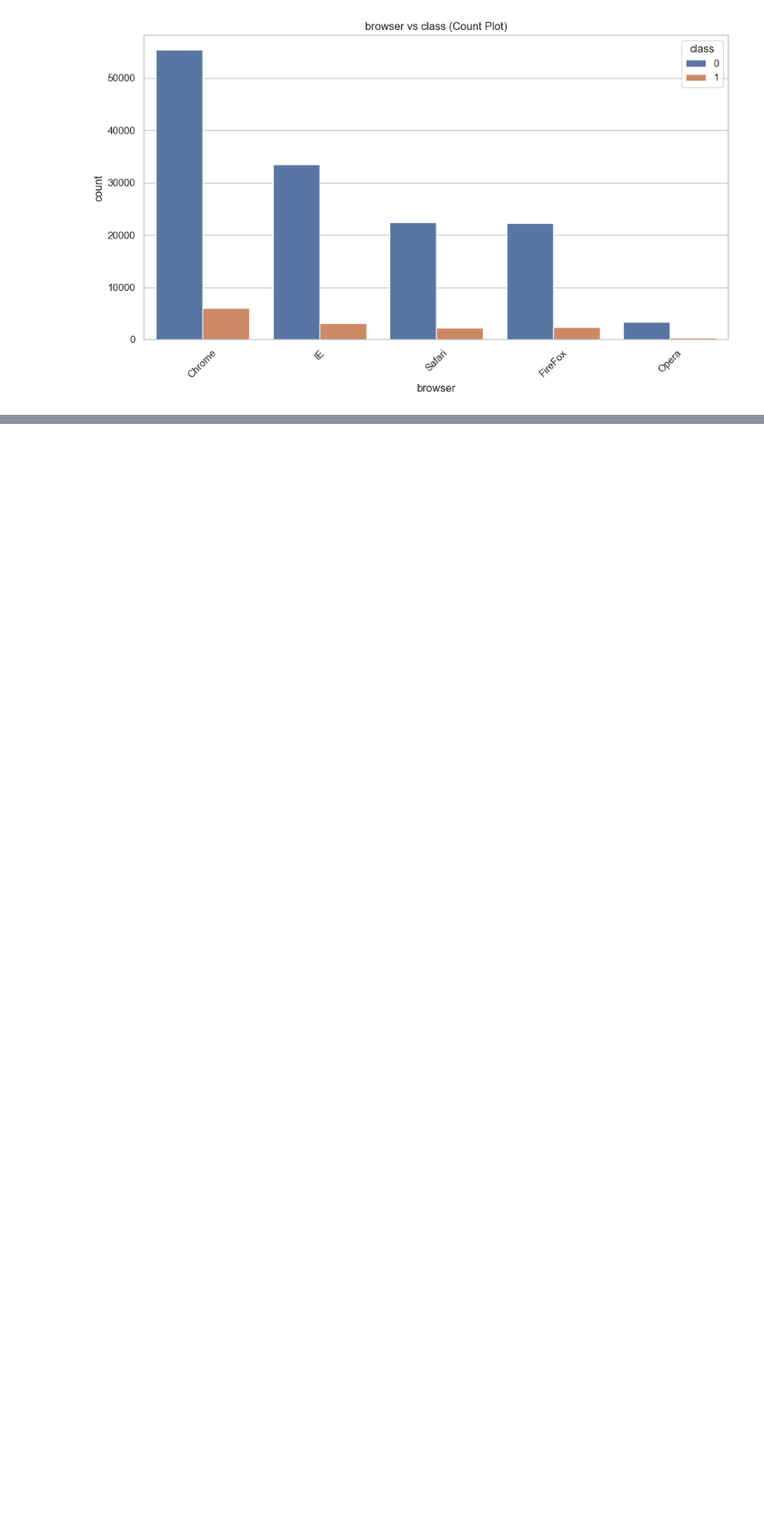
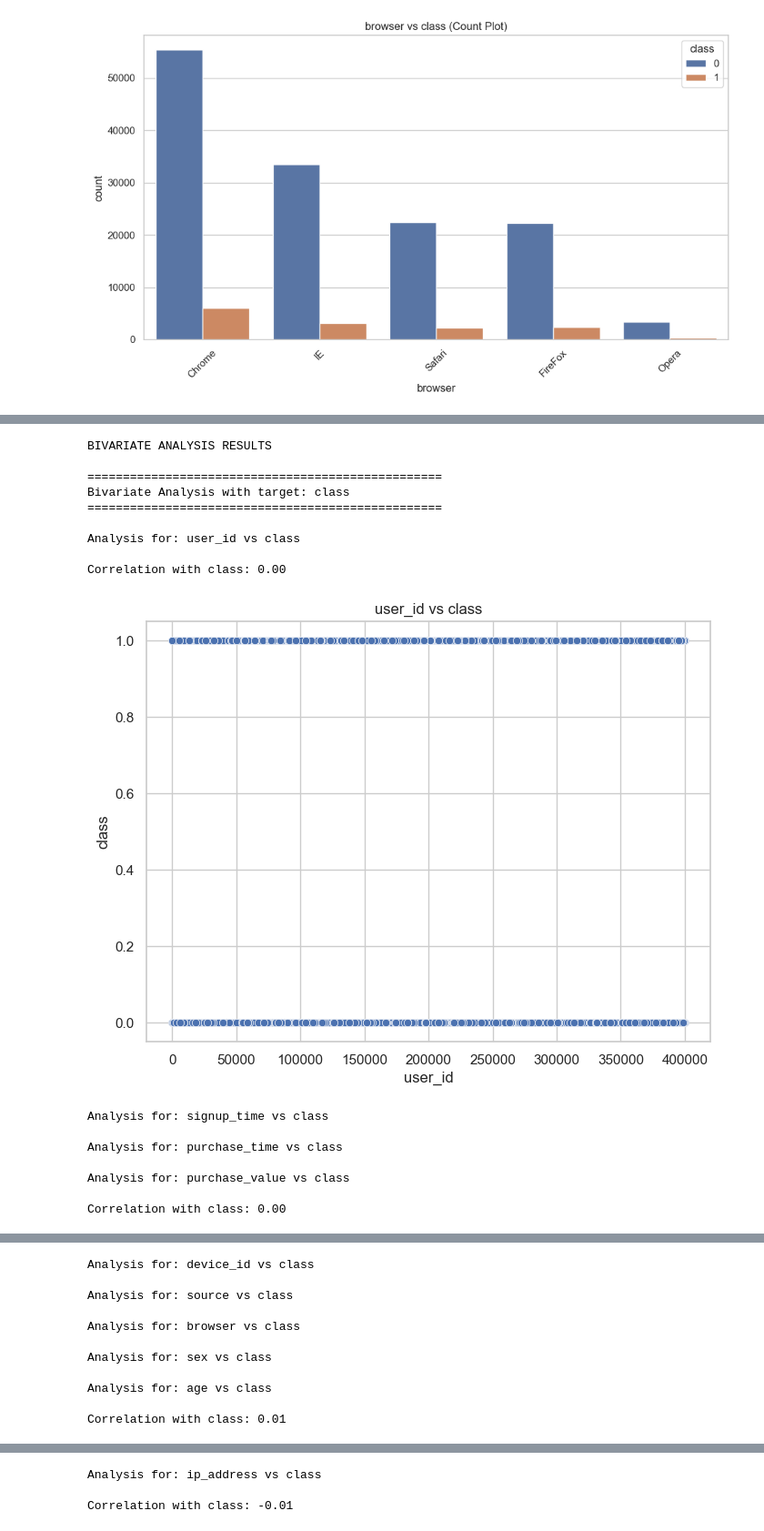
Before and after one commit to mubarek4566/Fraud-Detection-Ecommerce-Banking, a Jupyter notebook: notebooks/main.ipynb, the cells around one changed output, grey strips where cells are left out. Shown at 91% size. Saved outputs shown, nothing was run; the diff lists cells and outputs as text; code cells hidden in the pictures; blank space fills up the shorter version.

```diff
--- a/notebooks/main.ipynb
+++ b/notebooks/main.ipynb
@@ -166,0 +361,22 @@ bivariate_analysis(df_fraud, "browser", "class")
+# %%
+# Perform bivariate analysis with 'class' as target
+print("\n\nBIVARIATE ANALYSIS RESULTS")
+bi_results = bivariate_analysis1(df_fraud, target_col='class')
+# %% [output]
+BIVARIATE ANALYSIS RESULTS
+
+==================================================
+Bivariate Analysis with target: class
+==================================================
+
+Analysis for: user_id vs class
+
+Correlation with class: 0.00
+[figure, added]
+Analysis for: signup_time vs class
+
+Analysis for: purchase_time vs class
+
+Analysis for: purchase_value vs class
+
+Correlation with class: 0.00
@@ -166,0 +384,11 @@ bivariate_analysis(df_fraud, "browser", "class")
+Analysis for: device_id vs class
+
+Analysis for: source vs class
+
+Analysis for: browser vs class
+
+Analysis for: sex vs class
+
+Analysis for: age vs class
+
+Correlation with class: 0.01
@@ -166,0 +396,3 @@ bivariate_analysis(df_fraud, "browser", "class")
+Analysis for: ip_address vs class
+
+Correlation with class: -0.01
```
Also changed, not shown: parts of 16 cells of this notebook, 1 other file.
